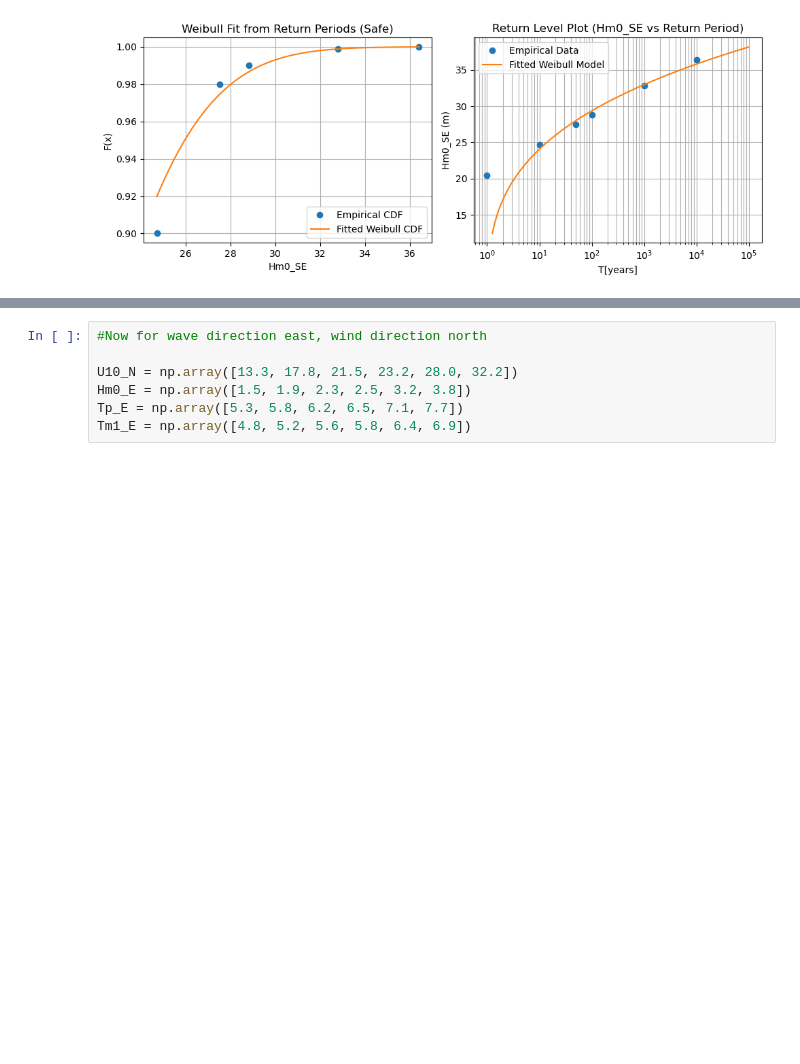
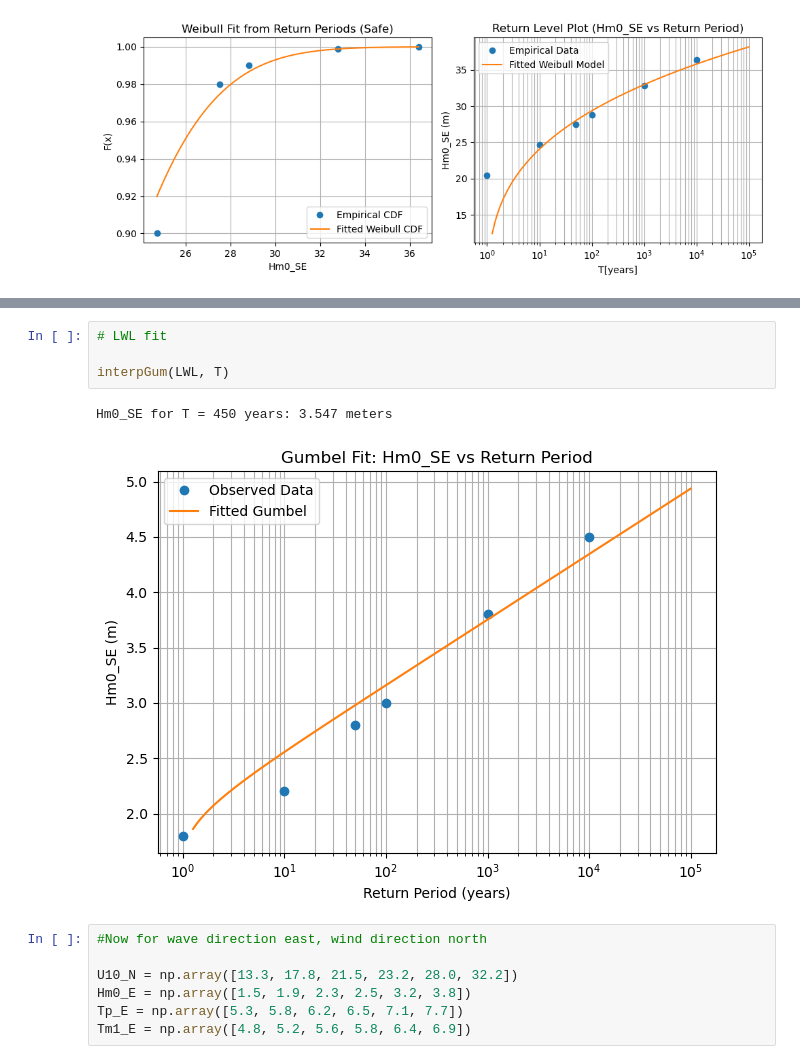
Before and after one commit to maxblw/CIEM4220_BW, a Jupyter notebook: WeibullInterpolation.ipynb, the cells around one changed output, grey strips where cells are left out. Cells and saved outputs as stored; diff of their text form; blank space fills up the shorter version.

```diff
--- a/WeibullInterpolation.ipynb
+++ b/WeibullInterpolation.ipynb
@@ -162,3 +206,10 @@ Scale (λ) = 1.0531
+# %%
+# LWL fit
+
+interpGum(LWL, T)
+# %% [output]
+Hm0_SE for T = 450 years: 3.547 meters
+[figure, added]
 # %%
 #Now for wave direction east, wind direction north
 
```
Also changed, not shown: parts of 4 cells of this notebook, 1 other file.
